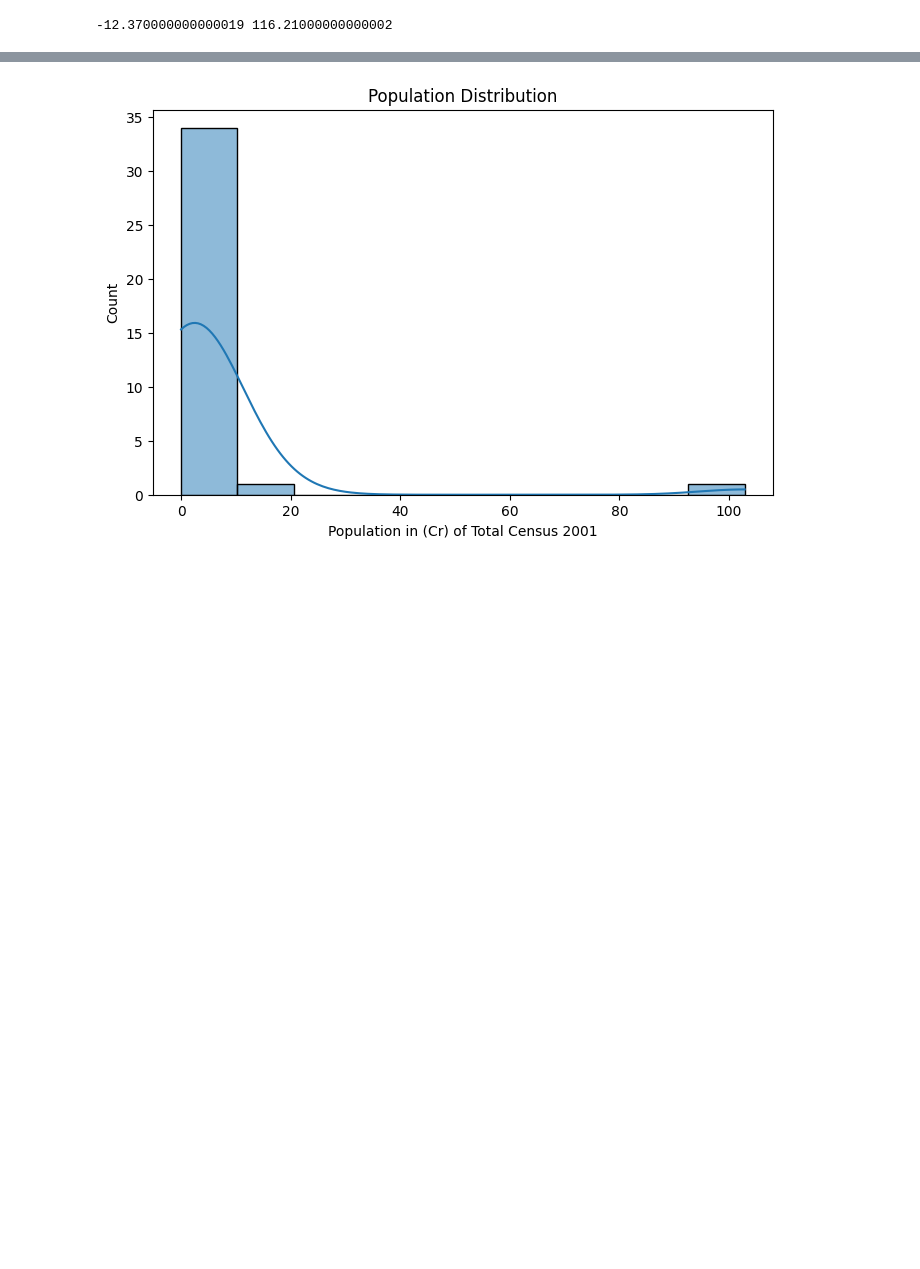
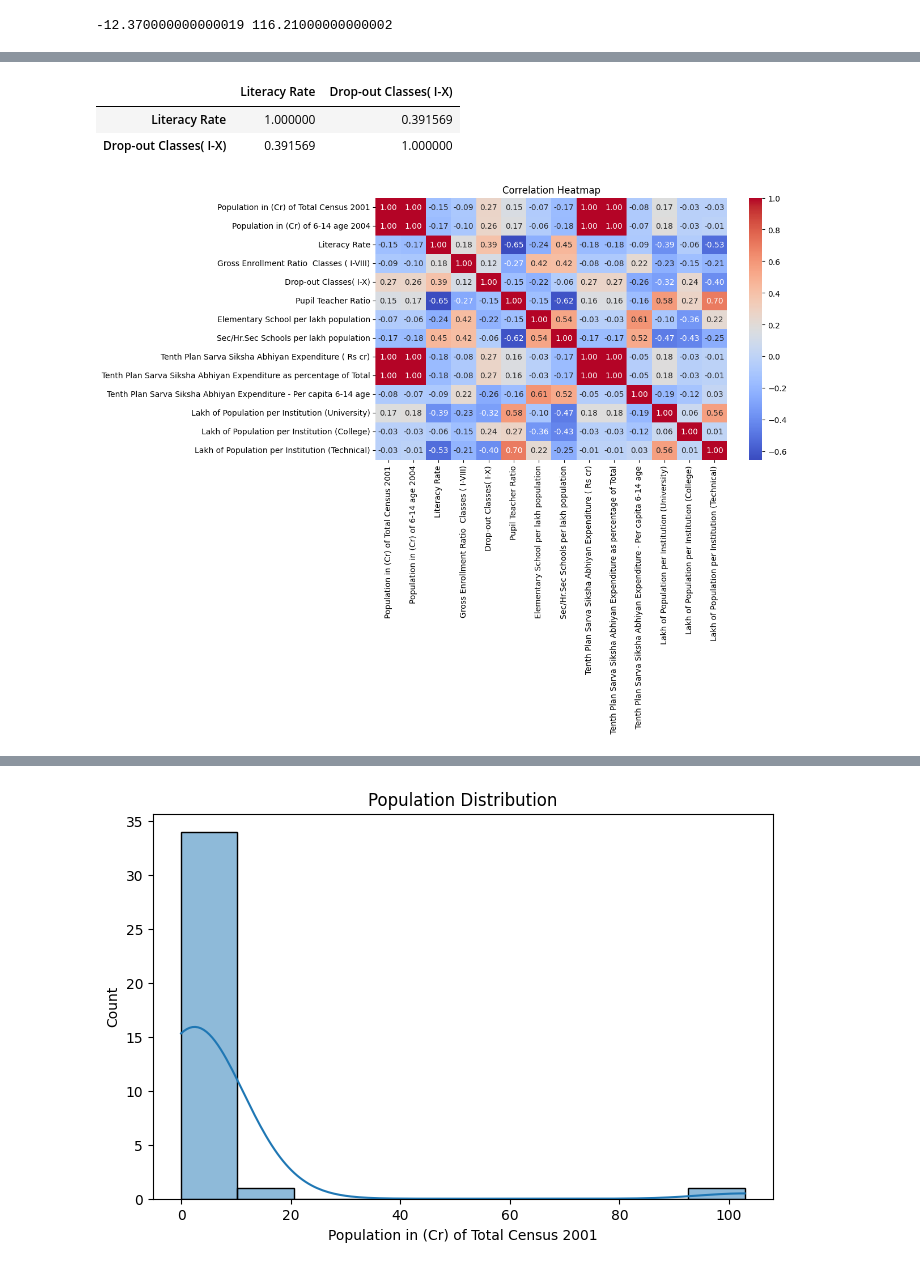
Before and after one commit to Mayank4543/Educationstatistic, a Jupyter notebook: Education.ipynb, the cells around one changed output, grey strips where cells are left out. Cells and saved outputs as stored; diff of their text form; code cells hidden in the pictures; blank space fills up the shorter version.

```diff
--- a/Education.ipynb
+++ b/Education.ipynb
@@ -99,0 +116,19 @@ plt.show()
+# %%
+df[['Literacy Rate', 'Drop-out Classes( I-X)']].corr()
+# %% [output]
+|  | Literacy Rate | Drop-out Classes( I-X) |
+| Literacy Rate | 1.000000 | 0.391569 |
+| Drop-out Classes( I-X) | 0.391569 | 1.000000 |
+# %%
+df_numeric = df.select_dtypes(include=['number'])  # Sirf numerical columns select karega
+df_corr = df_numeric.corr()
+print(df_corr)
+# %%
+
+
+plt.figure(figsize=(10,6))
+sns.heatmap(df_numeric.corr(), annot=True, cmap='coolwarm', fmt=".2f")
+plt.title("Correlation Heatmap")
+plt.show()
+# %% [output]
+[figure, added]
```
Also changed, not shown: parts of 5 cells of this notebook.
